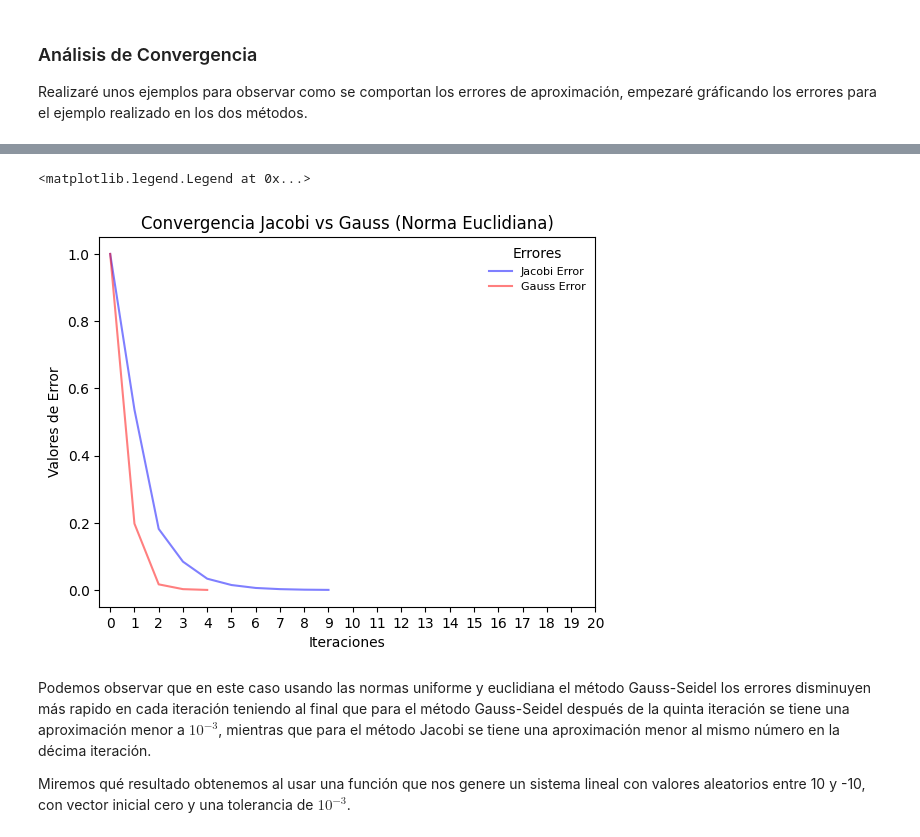
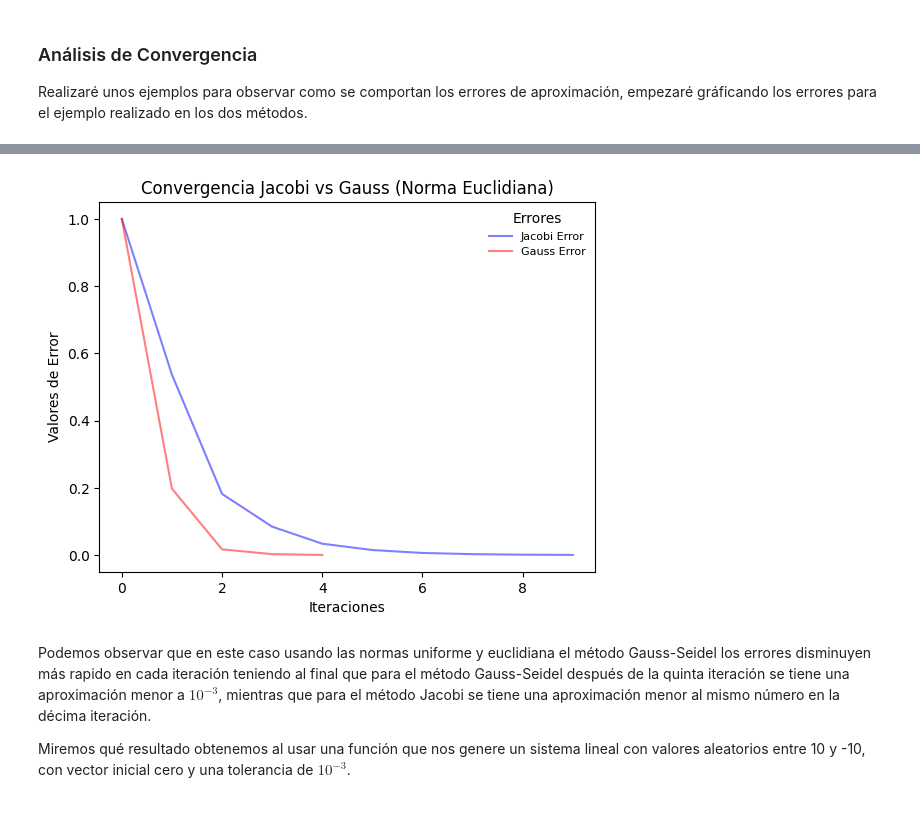
Before and after one commit to niclasDc/numerical_algorithm, a Jupyter notebook: Algoritmos_Metodos_Iterativos/analisis_jacobi_gauss.ipynb, the cells around one changed output, grey strips where cells are left out. Saved outputs shown, nothing was run; the diff lists cells and outputs as text; code cells hidden in the pictures.

```diff
--- a/Algoritmos_Metodos_Iterativos/analisis_jacobi_gauss.ipynb
+++ b/Algoritmos_Metodos_Iterativos/analisis_jacobi_gauss.ipynb
@@ -51,7 +51,6 @@ def transformar_sistema(A, b):
 # %%
 # Definición de la función para el método Jacobi
-
-def met_jacobi(T, c, v_0, tol, n_iteration, norm):
+def met_jacobi(T, c, v_0, tol, n_iteration, norm, noise):
     norm_vk = 0
     norm_v0_vk = 0
     error = []
@@ -71,7 +70,15 @@ def met_jacobi(T, c, v_0, tol, n_iteration, norm):
 
         # Calculo del error relativo
         error.append(norm_v0_vk / norm_vk)
-        v_0 = v_k
+
+        if noise == 0:
+            v_0 = v_k
+        else:
+            #if error[i] > error[i - 1]:
+            v_0 = v_k + [np.random.uniform(-20, 20) for _ in range(len(v_k))]
+            #else:
+            #v_0 = v_k
+
         table_vk.append(v_0)
         if error[i] <= tol:
             return np.array(table_vk).T, np.array(error)
@@ -108,8 +115,8 @@ El sistema x = Ty + c esta representado por T:
 c: [ 0.6         2.27272727 -1.1         1.875     ]
 # %%
 # Ejecutamos el método Jacobi usando la norma uniforme y la norma euclidiana obteniendo
-table_vk, error1_jac = met_jacobi(T, c, v_0, tol=10 ** (-3), n_iteration=10, norm=1)
-table_vk, error2_jac = met_jacobi(T, c, v_0, tol=10 ** (-3), n_iteration=10, norm=2)
+table_vk, error1_jac = met_jacobi(T, c, v_0, tol=10 ** (-3), n_iteration=10, norm=1, noise=0)
+table_vk, error2_jac = met_jacobi(T, c, v_0, tol=10 ** (-3), n_iteration=10, norm=2, noise=0)
 table_vk
 # %% [output]
 array([[ 0.    ,  0.6   ,  1.0473,  0.9326,  1.0152,  0.989 ,  1.0032,
@@ -152,7 +159,7 @@ El código mostrado abajo realizan el método Gauss-Seidel, donde:
 - La primera función realiza la transformación del sistema lineal $Ax = b$ a un sistema donde las filas corresponden al despeje de la variable $x_i$ que lo denotamos $x = Ty + c$.
 - La segunda función toma la transformación del sistema lineal a solucionar, un vector inicial, la tolerancia de error, el número de iteraciones y la norma con la cual queremos calcular el error; Para calcular las iteraciones en el método Gauss-Seidel y al final retorna una tabla con las aproximaciones y una tabla de errores de cada iteración.
 # %%
-def met_gauss(T, c, v_0, tol, n_iteration, norm):
+def met_gauss(T, c, v_0, tol, n_iteration, norm, noise):
     norm_xk = 0
     norm_xk_v0 = 0
     error = []
@@ -181,9 +188,14 @@ def met_gauss(T, c, v_0, tol, n_iteration, norm):
 
         error.append(norm_xk_v0 / norm_xk)
 
-        table_xk.append(xk)
+        if noise == 0:
+            v_0 = xk
+        else:
+            #if error[n] > error[n - 1]:
+            v_0 = xk + [np.random.uniform(-20, 20) for _ in range(len(xk))]
+            #else:
 
-        v_0 = xk
+        table_xk.append(v_0)
 
         if error[n] < tol:
             return np.array(table_xk).T, np.array(error)
@@ -219,8 +231,8 @@ La transformación x=Ty+c es definida por T:
 El vector c:
 [ 0.6         2.27272727 -1.1         1.875     ]
 # %%
-table_xk1, error1_gauss = met_gauss(T, c, v_0, tol=10 ** (-3), n_iteration=10, norm=1)
-_, error2_gauss = met_gauss(T, c, v_0, tol=10 ** (-3), n_iteration=10, norm=2)
+table_xk1, error1_gauss = met_gauss(T, c, v_0, tol=10 ** (-3), n_iteration=10, norm=1, noise=0)
+_, error2_gauss = met_gauss(T, c, v_0, tol=10 ** (-3), n_iteration=10, norm=2, noise=0)
 table_xk1
 # %% [output]
 array([[ 0.    ,  0.6   ,  1.0302,  1.0066,  1.0009,  1.0001],
@@ -255,15 +266,13 @@ plt.legend(frameon=False, title='Errores', fontsize=8)
 # %%
 plt.plot(error2_jac, '-', label='Jacobi Error', alpha=0.5, color='blue')
 plt.plot(error2_gauss, '-', label='Gauss Error', alpha=0.5, color='red')
 
-plt.xticks(range(0, 21))
 plt.title('Convergencia Jacobi vs Gauss (Norma Euclidiana)')
 plt.xlabel('Iteraciones')
 plt.ylabel('Valores de Error')
-plt.legend(frameon=False, title='Errores', fontsize=8)
+plt.legend(frameon=False, title='Errores', fontsize=8);
 # %% [output]
-<matplotlib.legend.Legend at 0x...>
-[figure, old version]
+[figure, new version]
 # %% [markdown]
 Podemos observar que en este caso usando las normas uniforme y euclidiana el método Gauss-Seidel los errores disminuyen más rapido en cada iteración teniendo al final que para el método Gauss-Seidel después de la quinta iteración se tiene una aproximación menor a $10^{-3}$, mientras que para el método Jacobi se tiene una aproximación menor al mismo número en la décima iteración.
 
```
Also changed, not shown: parts of 17 cells of this notebook.
